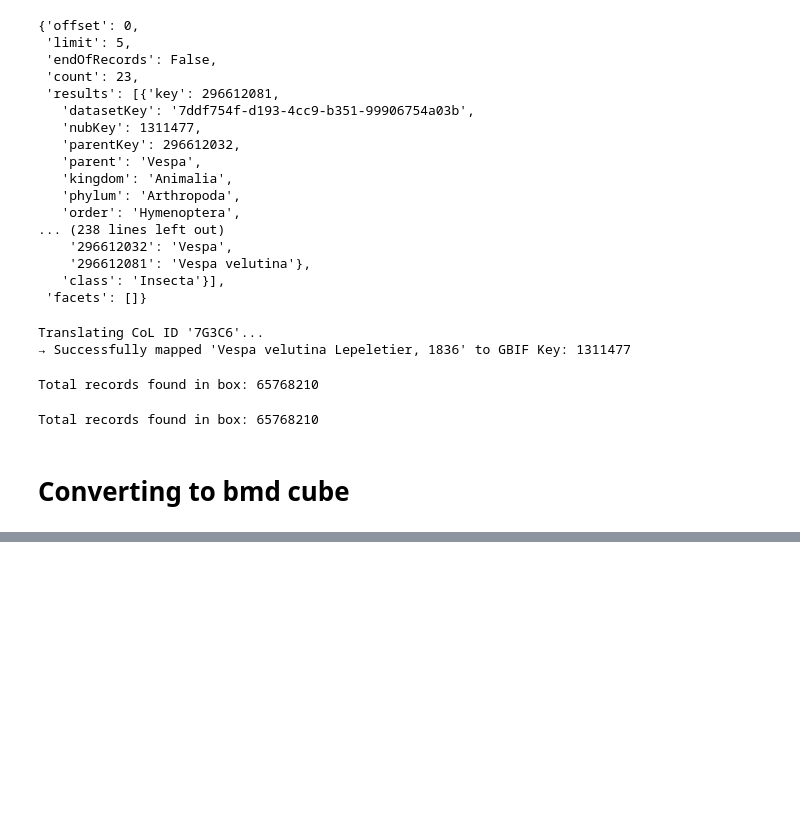
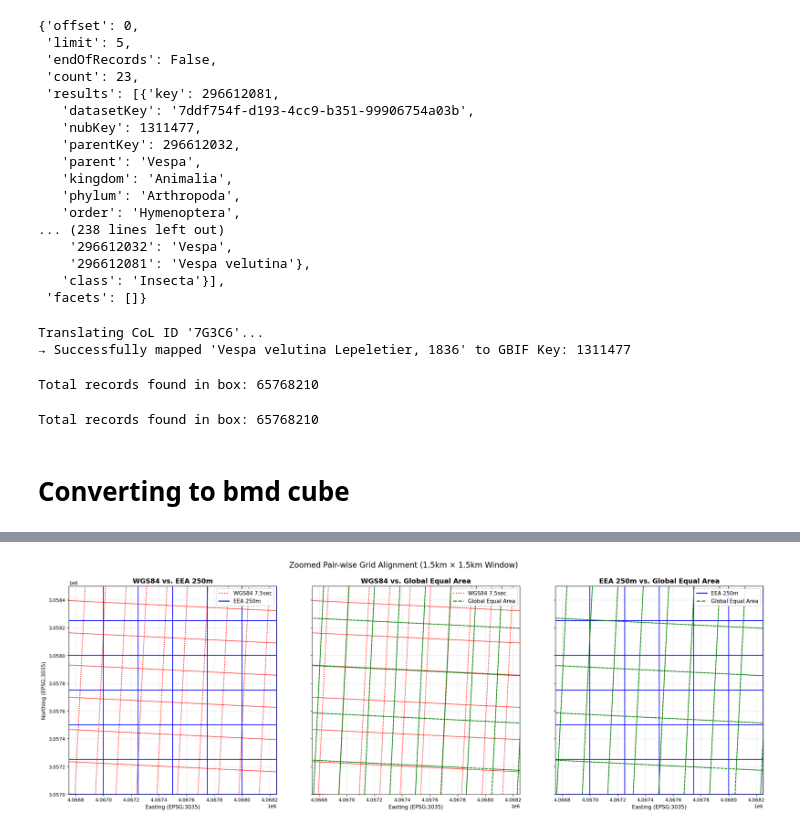
Before and after one commit to nbillietPM/BmC, a Jupyter notebook: scripts/gbif/gbif.ipynb, the cells around one changed output, grey strips where cells are left out. Cells and saved outputs as stored; diff of their text form; code cells hidden in the pictures; blank space fills up the shorter version.

```diff
--- a/scripts/gbif/gbif.ipynb
+++ b/scripts/gbif/gbif.ipynb
@@ -172,0 +353,100 @@ from bmc.datasource import gbif
+# %%
+import numpy as np
+import geopandas as gpd
+from shapely.geometry import box
+import matplotlib.pyplot as plt
+from matplotlib.lines import Line2D
+
+def template_to_grid_gdf(template):
+    """
+    Converts an empty xarray template into a GeoDataFrame of individual grid cell polygons.
+    """
+    x_centers = template.x.values
+    y_centers = template.y.values
+    res = template.attrs['res']
+    crs = template.attrs['crs']
+
+    polygons = []
+
+    # Calculate exact cell boundaries based on the pixel centers
+    for xi in x_centers:
+        for yi in y_centers:
+            # Box takes: minx, miny, maxx, maxy
+            polygons.append(box(
+                xi - (res / 2),
+                yi - (res / 2),
+                xi + (res / 2),
+                yi + (res / 2)
+            ))
+
+    return gpd.GeoDataFrame(geometry=polygons, crs=crs)
+
+# 2. Convert all three templates into spatial polygon grids
+gdf_wgs84 = template_to_grid_gdf(wsg84_template)
+gdf_eea = template_to_grid_gdf(eea_template)
+gdf_gea = template_to_grid_gdf(gea_template)
+
+# 3. Transform them all to a common projection (EPSG:3035)
+common_crs = "EPSG:3035"
+gdf_wgs84_proj = gdf_wgs84.to_crs(common_crs)
+gdf_eea_proj = gdf_eea.to_crs(common_crs)
+gdf_gea_proj = gdf_gea.to_crs(common_crs)
+
+center_x = (4063250 + 4071750) / 2  # ~4067500
+center_y = (3049500 + 3066000) / 2  # ~3057750
+zoom_buffer = 750  # 750 meters around the center (1.5km total window)
+
+xlims = (center_x - zoom_buffer, center_x + zoom_buffer)
+ylims = (center_y - zoom_buffer, center_y + zoom_buffer)
+
+# 2. Setup the subplots
+fig, axes = plt.subplots(1, 3, figsize=(22, 7), sharex=True, sharey=True)
+
+plots_config = [
+    {
+        "ax": axes[0],
+        "title": "WGS84 vs. EEA 250m",
+        "grids": [(gdf_wgs84_proj, 'red', ':', 'WGS84 7.5sec'),
+                  (gdf_eea_proj, 'blue', '-', 'EEA 250m')]
+    },
+    {
+        "ax": axes[1],
+        "title": "WGS84 vs. Global Equal Area",
+        "grids": [(gdf_wgs84_proj, 'red', ':', 'WGS84 7.5sec'),
+                  (gdf_gea_proj, 'green', '--', 'Global Equal Area')]
+    },
+    {
+        "ax": axes[2],
+        "title": "EEA 250m vs. Global Equal Area",
+        "grids": [(gdf_eea_proj, 'blue', '-', 'EEA 250m'),
+                  (gdf_gea_proj, 'green', '--', 'Global Equal Area')]
+    }
+]
+
+for config in plots_config:
+    ax = config["ax"]
+    custom_lines = []
+
+    for gdf, color, linestyle, label in config["grids"]:
+        # Setting a higher zorder and slightly thicker lines for clarity
+        gdf.plot(ax=ax, facecolor='none', edgecolor=color, linewidth=1.5, linestyle=linestyle, alpha=0.9)
+        custom_lines.append(Line2D([0], [0], color=color, lw=2, linestyle=linestyle, label=label))
+
+    ax.set_title(config["title"], fontsize=14, fontweight='bold')
+    ax.legend(handles=custom_lines, loc='upper right', fontsize=11, framealpha=0.9)
+    ax.set_xlabel("Easting (EPSG:3035)", fontsize=11)
+
+    # Apply the tight spatial crop
+    ax.set_xlim(xlims)
+    ax.set_ylim(ylims)
+
+    # Keep structural grid lines visible to guide the eye
+    ax.grid(True, linestyle=':', alpha=0.5, color='gray')
+
+axes[0].set_ylabel("Northing (EPSG:3035)", fontsize=11)
+fig.suptitle("Zoomed Pair-wise Grid Alignment (1.5km × 1.5km Window)", fontsize=16, y=1.02)
+plt.tight_layout()
+
+plt.show()
+# %% [output]
+[figure, added]
```
Also changed, not shown: parts of 26 cells of this notebook, 2 other files.
